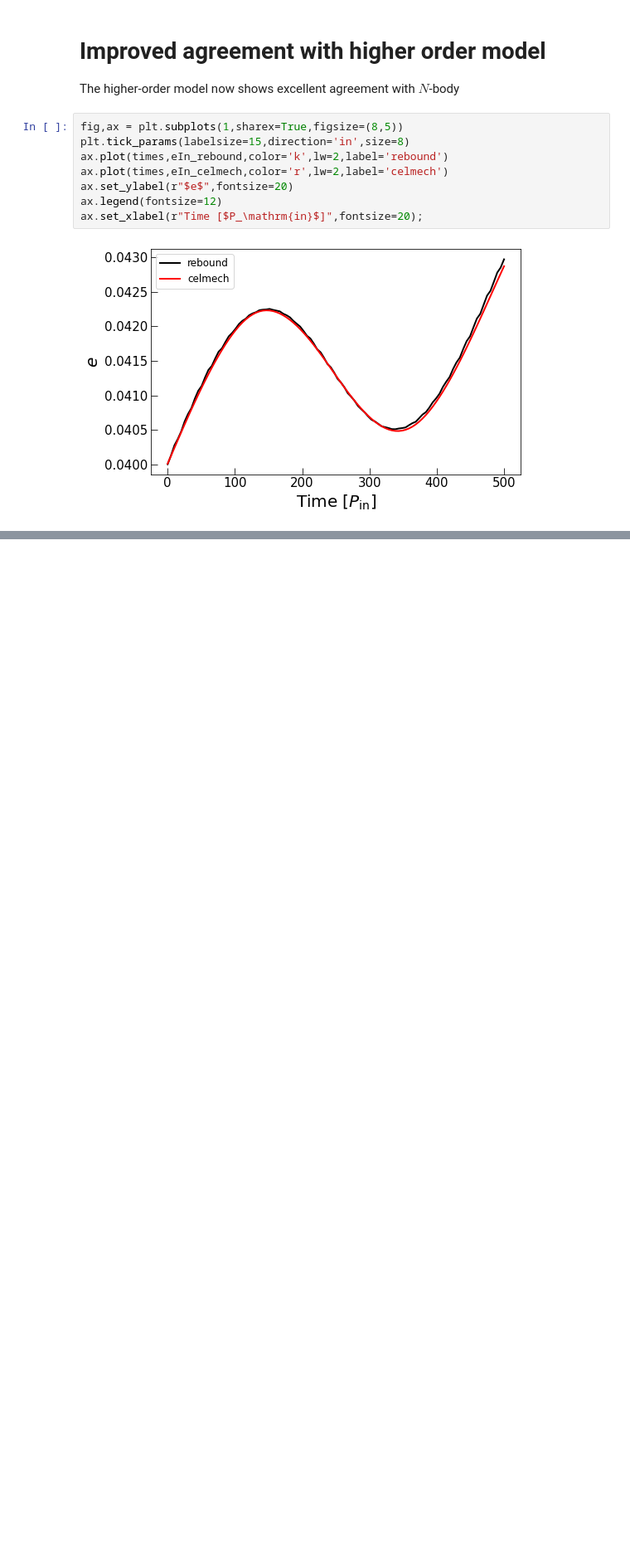
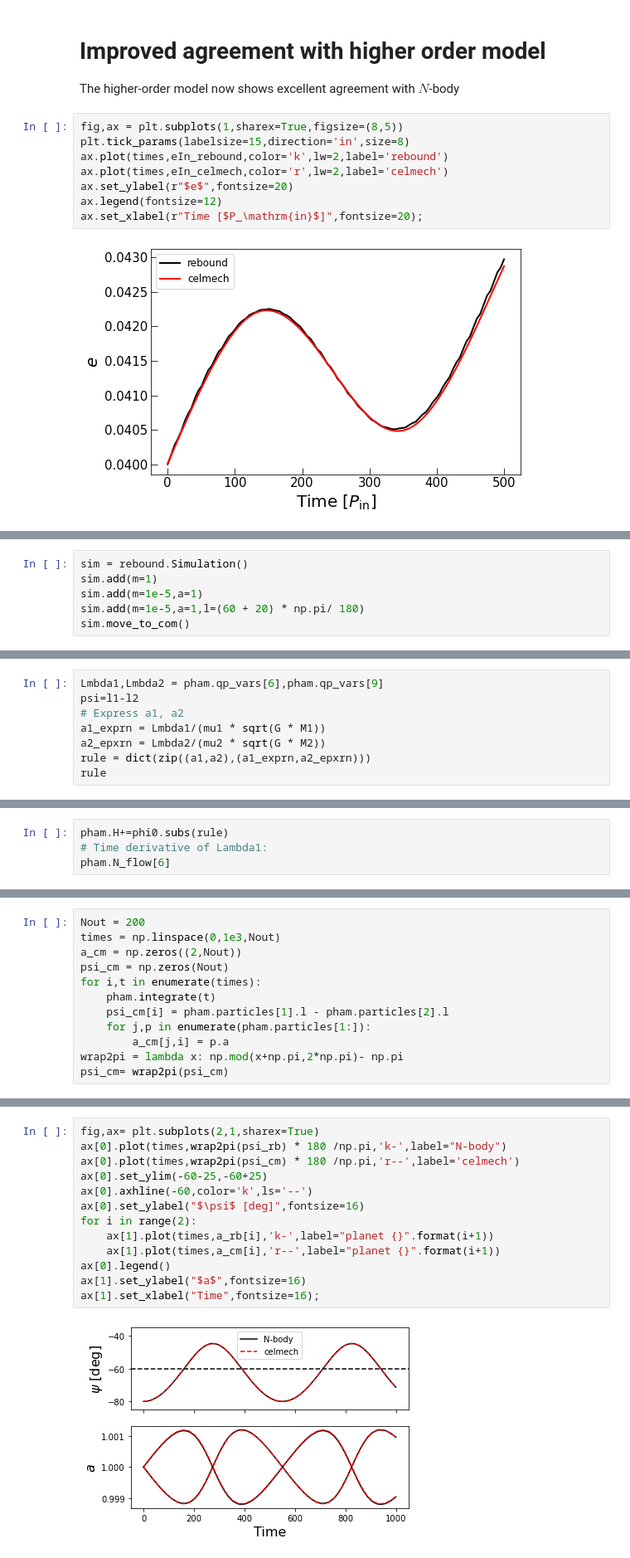
Before and after one commit to shadden/CelmechTutorial_SaoPauloState_Aug2022, a Jupyter notebook: CelmechTutorial_SaoPauloState_Aug2022.ipynb, the cells around one changed output, grey strips where cells are left out. Shown: that part at 83% size. Saved outputs shown, nothing was run; the diff lists cells and outputs as text; blank space fills up the shorter version.

```diff
--- a/CelmechTutorial_SaoPauloState_Aug2022.ipynb
+++ b/CelmechTutorial_SaoPauloState_Aug2022.ipynb
@@ -534,0 +616,6 @@ fig
+# %%
+sim = rebound.Simulation()
+sim.add(m=1)
+sim.add(m=1e-5,a=1)
+sim.add(m=1e-5,a=1,l=(60 + 20) * np.pi/ 180)
+sim.move_to_com()
@@ -534,0 +640,8 @@ fig
+# %%
+Lmbda1,Lmbda2 = pham.qp_vars[6],pham.qp_vars[9]
+psi=l1-l2
+# Express a1, a2
+a1_exprn = Lmbda1/(mu1 * sqrt(G * M1))
+a2_epxrn = Lmbda2/(mu2 * sqrt(G * M2))
+rule = dict(zip((a1,a2),(a1_exprn,a2_epxrn)))
+rule
@@ -534,0 +657,4 @@ fig
+# %%
+pham.H+=phi0.subs(rule)
+# Time derivative of Lambda1:
+pham.N_flow[6]
@@ -534,0 +666,12 @@ fig
+# %%
+Nout = 200
+times = np.linspace(0,1e3,Nout)
+a_cm = np.zeros((2,Nout))
+psi_cm = np.zeros(Nout)
+for i,t in enumerate(times):
+    pham.integrate(t)
+    psi_cm[i] = pham.particles[1].l - pham.particles[2].l
+    for j,p in enumerate(pham.particles[1:]):
+        a_cm[j,i] = p.a
+wrap2pi = lambda x: np.mod(x+np.pi,2*np.pi)- np.pi
+psi_cm= wrap2pi(psi_cm)
@@ -534,0 +681,15 @@ fig
+# %%
+fig,ax= plt.subplots(2,1,sharex=True)
+ax[0].plot(times,wrap2pi(psi_rb) * 180 /np.pi,'k-',label="N-body")
+ax[0].plot(times,wrap2pi(psi_cm) * 180 /np.pi,'r--',label='celmech')
+ax[0].set_ylim(-60-25,-60+25)
+ax[0].axhline(-60,color='k',ls='--')
+ax[0].set_ylabel("$\psi$ [deg]",fontsize=16)
+for i in range(2):
+    ax[1].plot(times,a_rb[i],'k-',label="planet {}".format(i+1))
+    ax[1].plot(times,a_cm[i],'r--',label="planet {}".format(i+1))
+ax[0].legend()
+ax[1].set_ylabel("$a$",fontsize=16)
+ax[1].set_xlabel("Time",fontsize=16);
+# %% [output]
+[figure, added]
```
Also changed, not shown: parts of 98 cells of this notebook.
